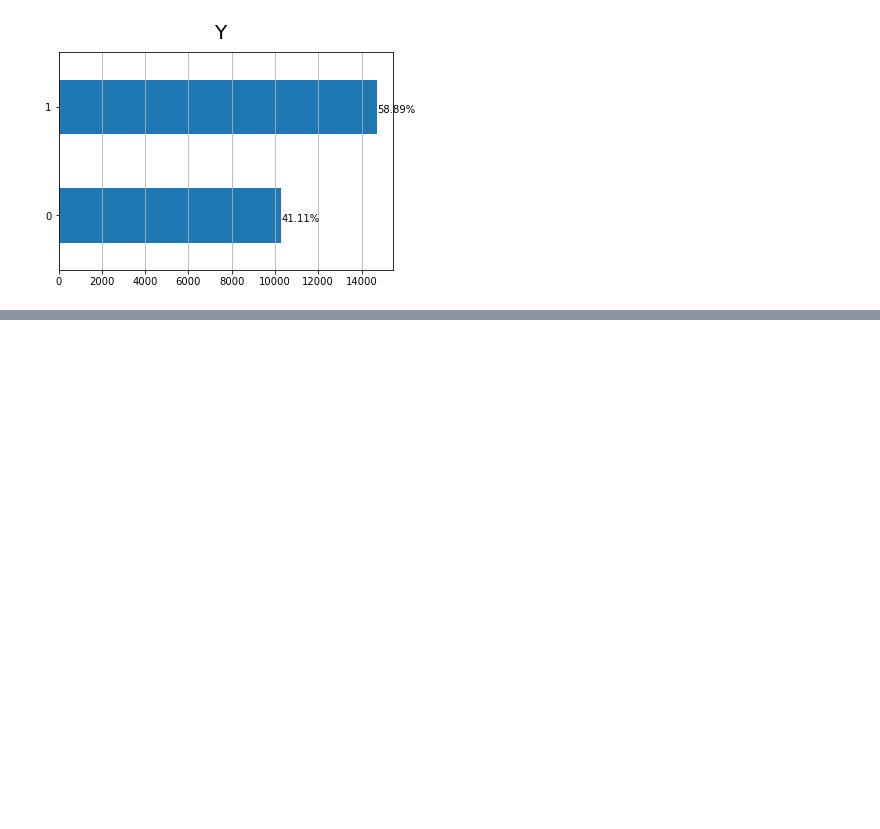
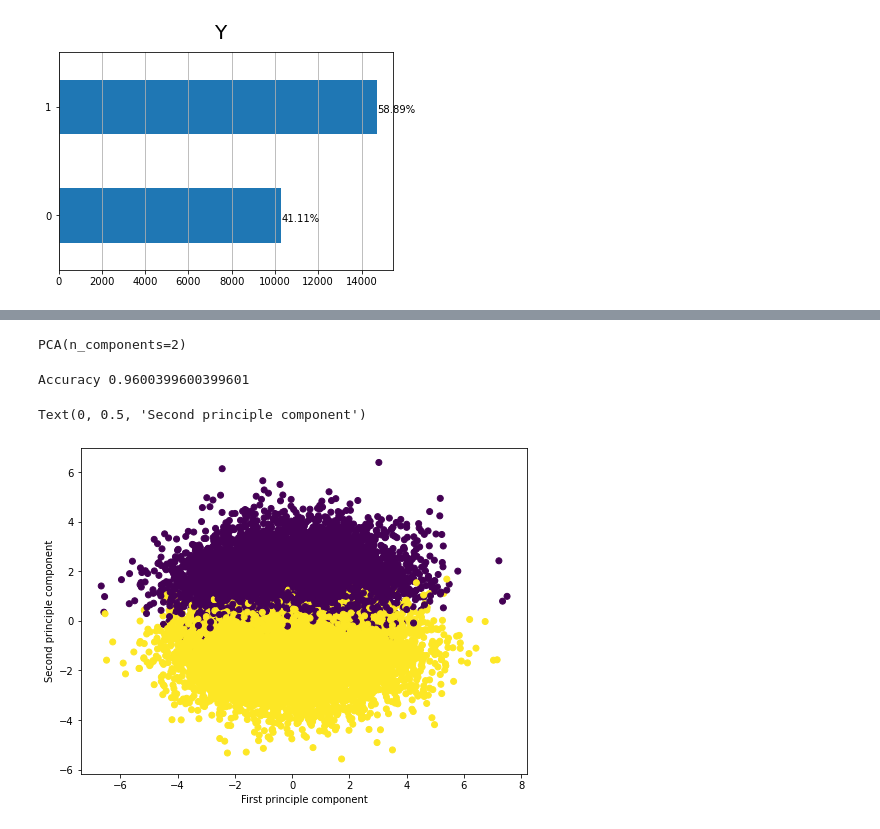
Before and after one commit to WilliamsOrigin/DataMiningProject, a Jupyter notebook: project.ipynb, the cells around one changed output, grey strips where cells are left out. Drawn from its saved outputs; the diff is of its cells as text; code cells hidden in the pictures; blank space fills up the shorter version.

Commit message:
dimentional reduction using pca

```diff
--- a/project.ipynb
+++ b/project.ipynb
@@ -91,0 +98,29 @@ X_train.shape
+# %%
+'''
+-Use different method reduction
+- compute their accurancy
+- Compare different accurancy and take that one has hight
+'''
+pca = PCA(n_components=2)
+X_train = pca.fit_transform(X_train)
+X_test = pca.transform(X_test)
+
+classifier = RandomForestClassifier(max_depth=2, random_state=0)
+classifier.fit(X_train, y_train)
+y_pred = classifier.predict(X_test)
+pca.fit(X_train)
+# %% [output]
+PCA(n_components=2)
+# %%
+#Accuracy PCA
+print('Accuracy', accuracy_score(y_test, y_pred))
+# %% [output]
+Accuracy 0.9600399600399601
+# %%
+plt.figure(figsize=(8,6))
+plt.scatter(X_train[:,0],X_train[:,1],c=y_train)
+plt.xlabel('First principle component')
+plt.ylabel('Second principle component')
+# %% [output]
+Text(0, 0.5, 'Second principle component')
+[figure, added]
```
Also changed, not shown: parts of 8 cells of this notebook.
